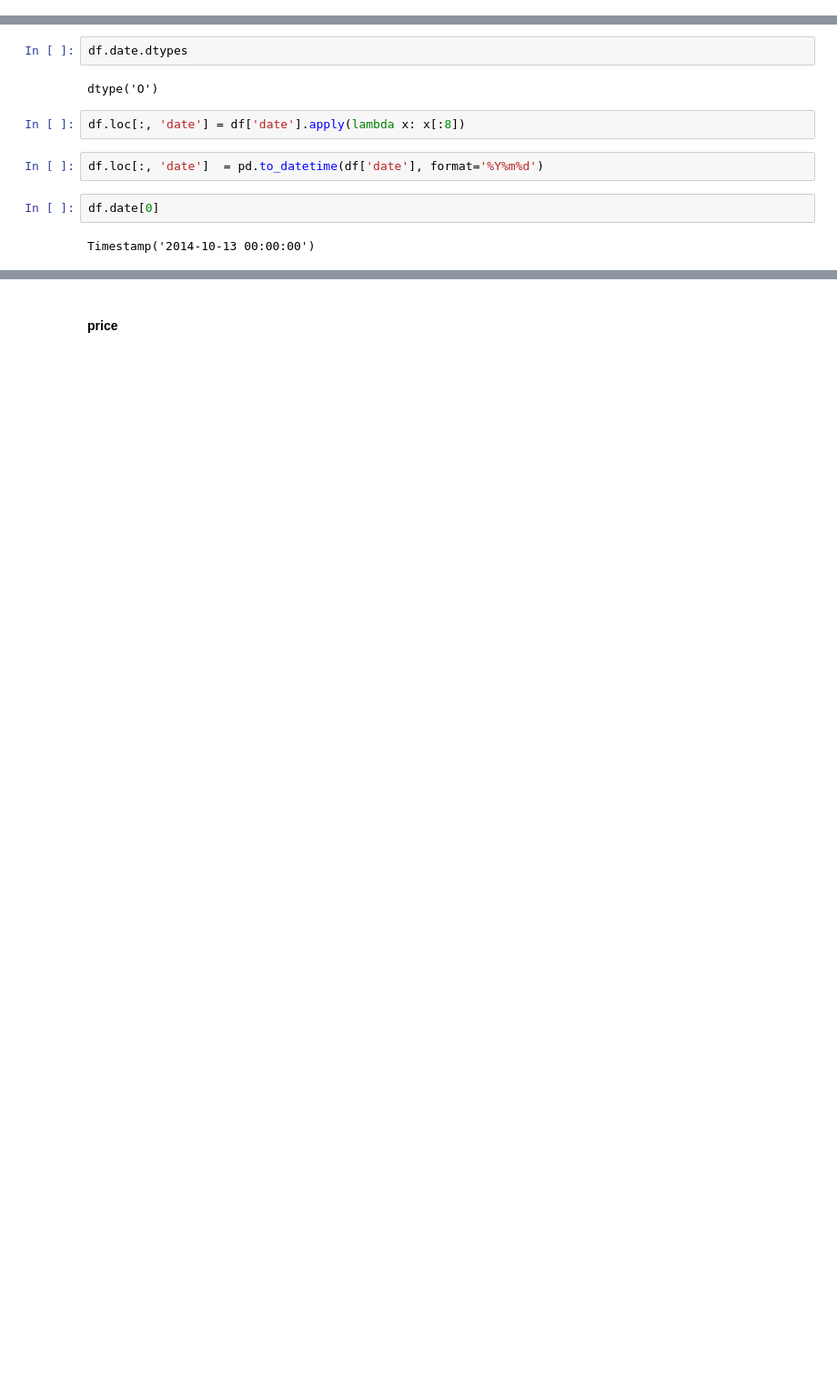
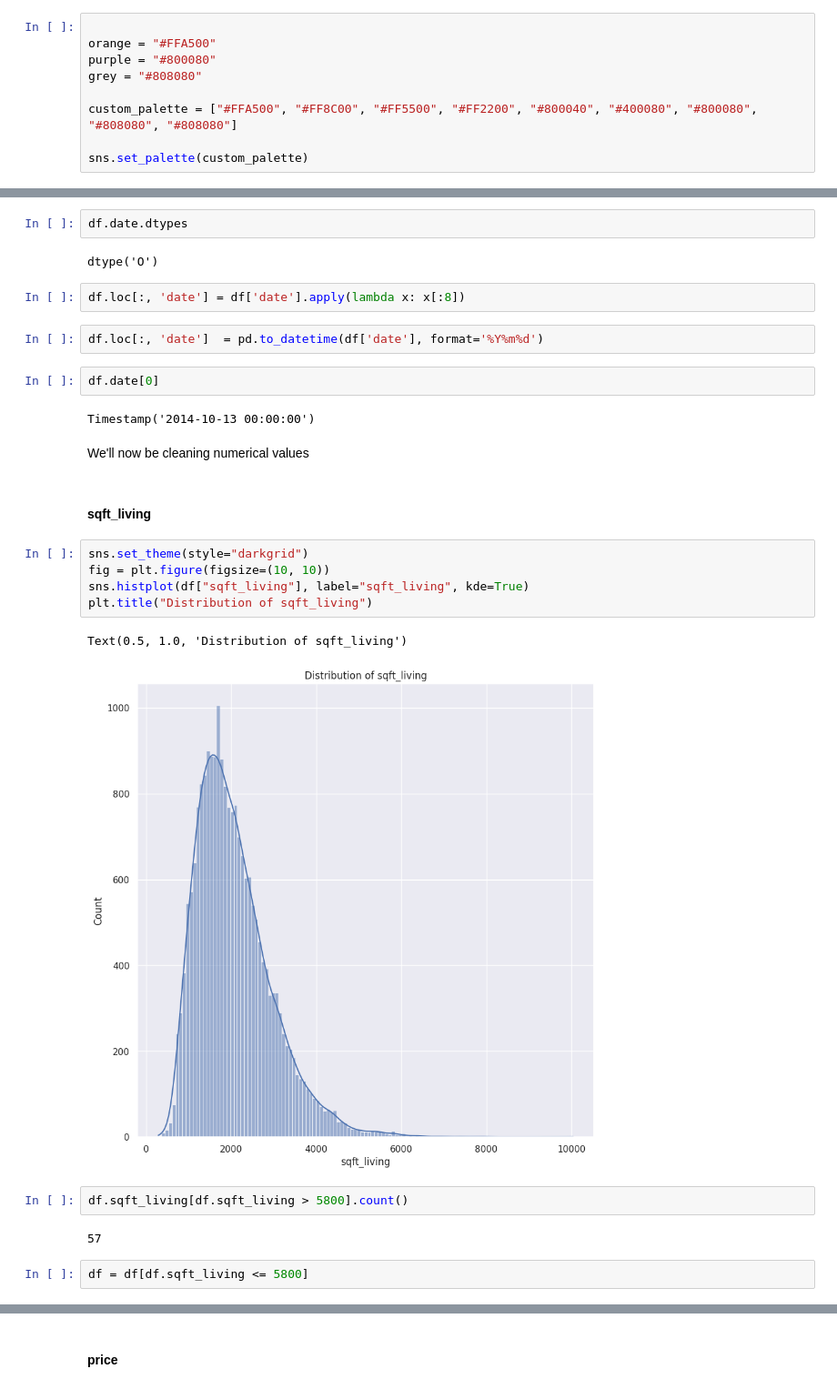
Before and after one commit to julienRactM/apartment-hunter, a Jupyter notebook: main_notebook.ipynb, the cells around one changed output, grey strips where cells are left out. Shown at 91% size. Drawn from its saved outputs; the diff is of its cells as text; blank space fills up the shorter version.

```diff
--- a/main_notebook.ipynb
+++ b/main_notebook.ipynb
@@ -174,3 +176,12 @@ import joblib
+# %%
+
+orange = "#FFA500"
+purple = "#800080"
+grey = "#808080"
+
+custom_palette = ["#FFA500", "#FF8C00", "#FF5500", "#FF2200", "#800040", "#400080", "#800080", "#808080", "#808080"]
+
+sns.set_palette(custom_palette)
 # %%
 pd.set_option('display.max_columns', None)
 # %%
@@ -539,3 +552,21 @@ df.loc[:, 'date']  = pd.to_datetime(df['date'], format='%Y%m%d')
 df.date[0]
 # %% [output]
 Timestamp('2014-10-13 00:00:00')
+# %% [markdown]
+We'll now be cleaning numerical values
+# %% [markdown]
+#### sqft_living
+# %%
+sns.set_theme(style="darkgrid")
+fig = plt.figure(figsize=(10, 10))
+sns.histplot(df["sqft_living"], label="sqft_living", kde=True)
+plt.title("Distribution of sqft_living")
+# %% [output]
+Text(0.5, 1.0, 'Distribution of sqft_living')
+[figure, added]
+# %%
+df.sqft_living[df.sqft_living > 5800].count()
+# %% [output]
+57
+# %%
+df = df[df.sqft_living <= 5800]
```
Also changed, not shown: parts of 67 cells of this notebook, 1 other file.
